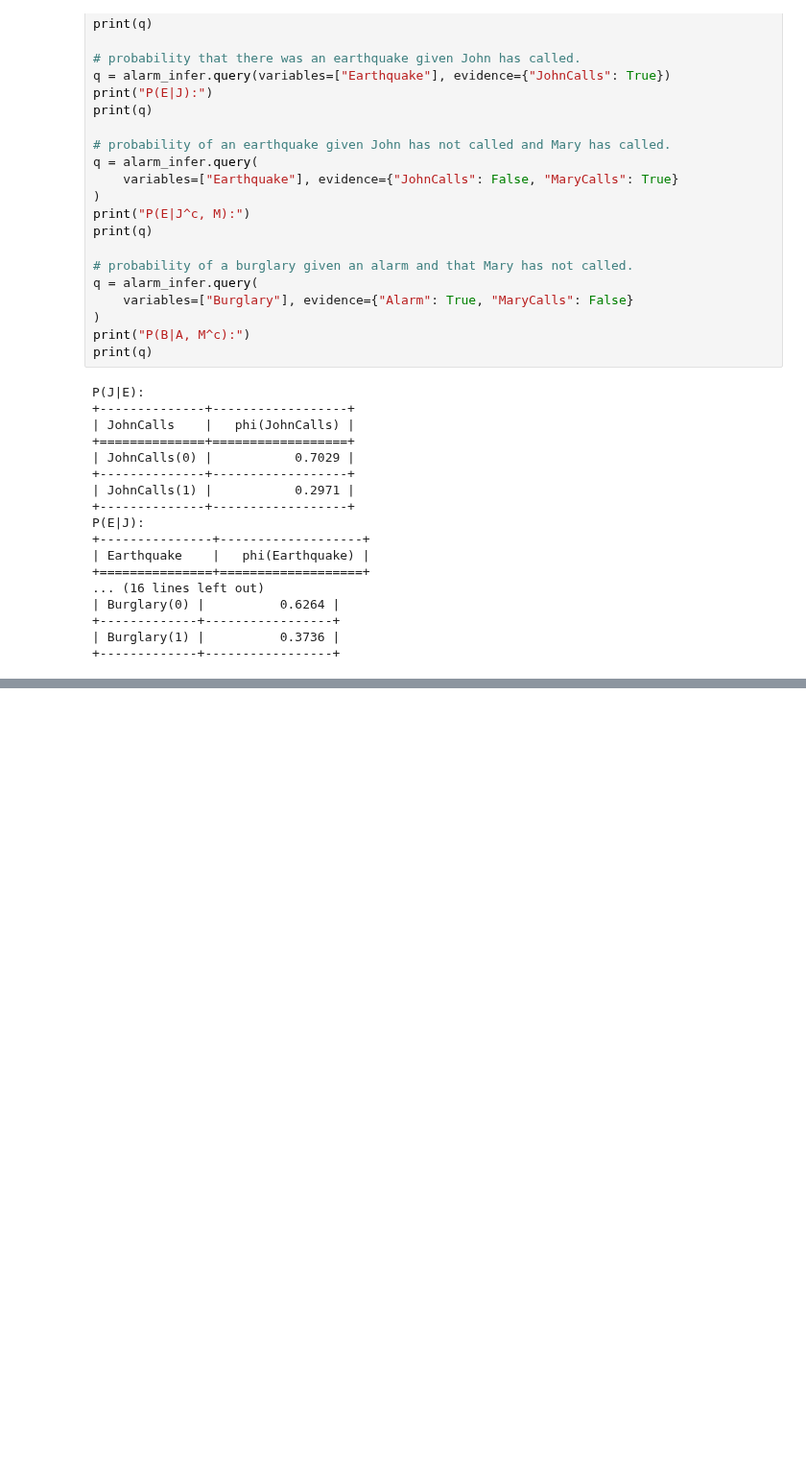
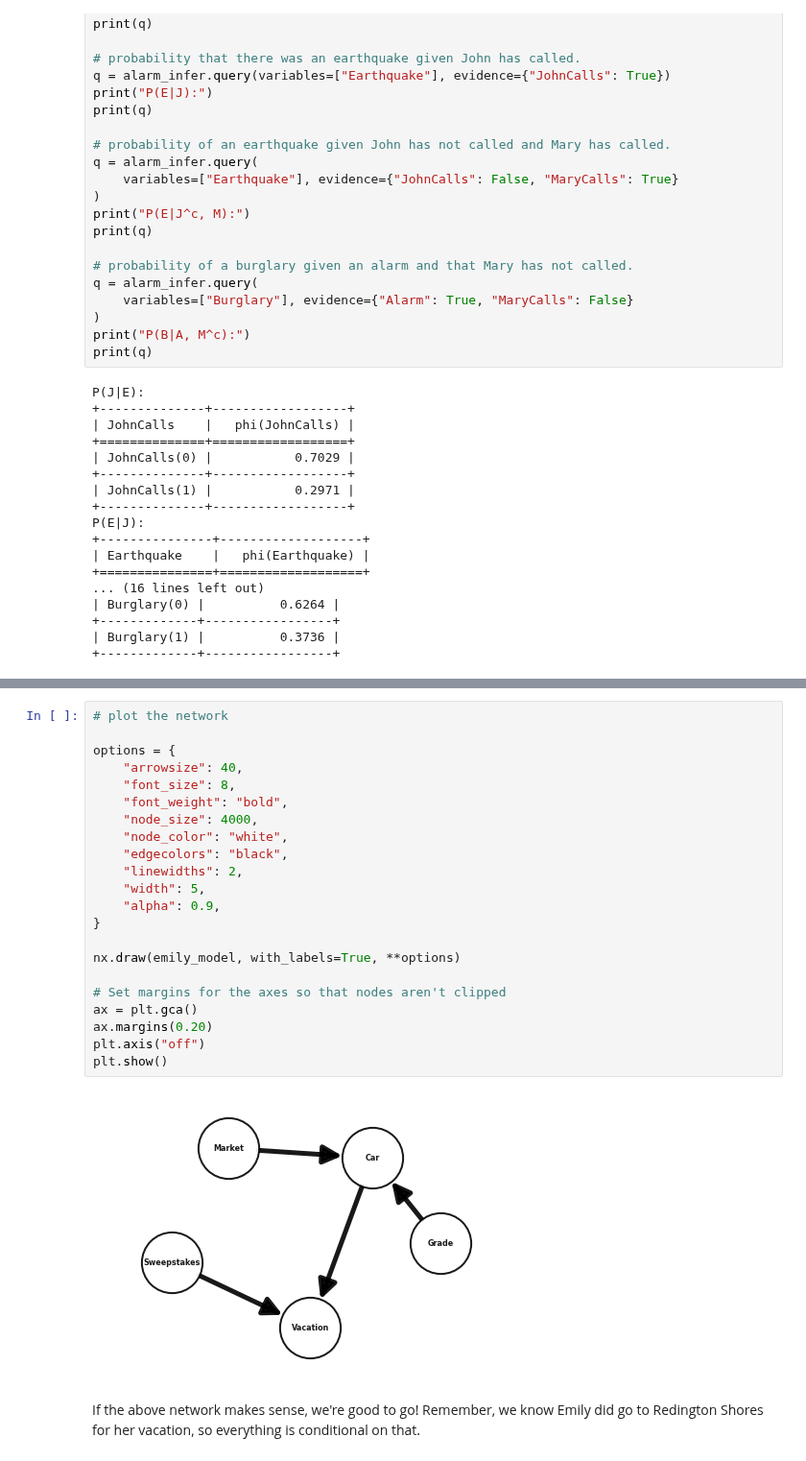
Before and after one commit to areding/6420-pymc, a Jupyter notebook: Unit3-Alarm.ipynb, the cells around one changed output, grey strips where cells are left out. Shown at 96% size. Cells and saved outputs as stored; diff of their text form; blank space fills up the shorter version.

```diff
--- a/Unit3-Alarm.ipynb
+++ b/Unit3-Alarm.ipynb
@@ -169,0 +273,26 @@ P(E|J):
+# %%
+# plot the network
+
+options = {
+    "arrowsize": 40,
+    "font_size": 8,
+    "font_weight": "bold",
+    "node_size": 4000,
+    "node_color": "white",
+    "edgecolors": "black",
+    "linewidths": 2,
+    "width": 5,
+    "alpha": 0.9,
+}
+
+nx.draw(emily_model, with_labels=True, **options)
+
+# Set margins for the axes so that nodes aren't clipped
+ax = plt.gca()
+ax.margins(0.20)
+plt.axis("off")
+plt.show()
+# %% [output]
+[figure, added]
+# %% [markdown]
+If the above network makes sense, we're good to go! Remember, we know Emily did go to Redington Shores for her vacation, so everything is conditional on that.
```
Also changed, not shown: parts of 8 cells of this notebook, 31 other files.
